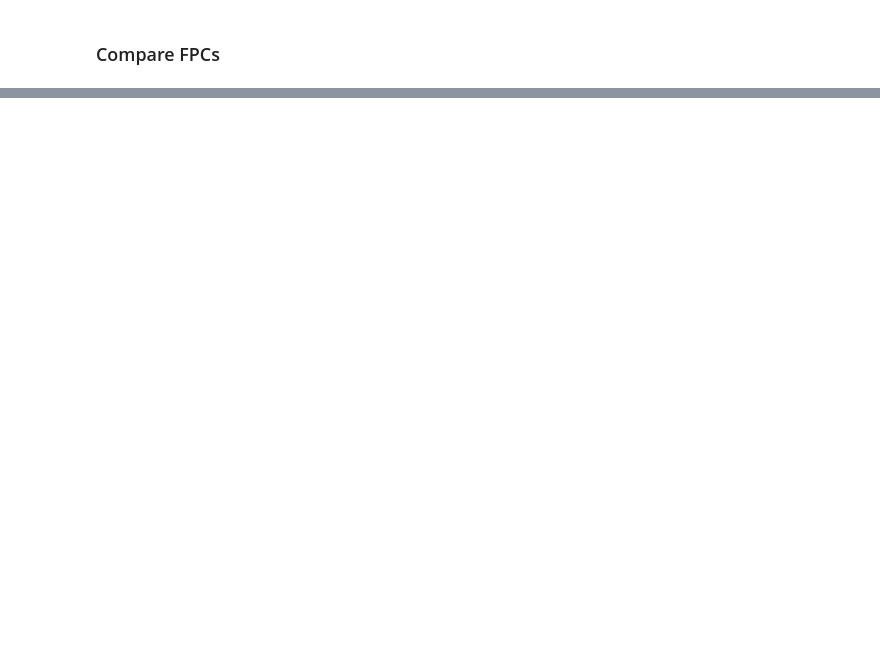
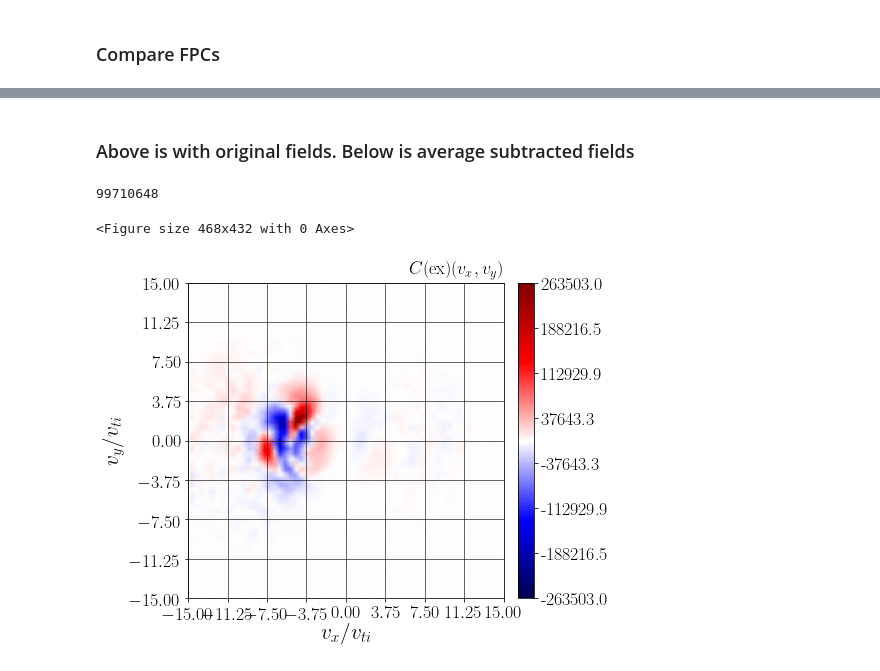
Before and after one commit to collinrbr/FPCAnalysis, a Jupyter notebook: dHybridR.ipynb, the cells around one changed output, grey strips where cells are left out. Cells and saved outputs as stored; diff of their text form; code cells hidden in the pictures; blank space fills up the shorter version.

Commit message:
fixed FPC generation script. Added ability to compute FPCs using delta fields

```diff
--- a/dHybridR.ipynb
+++ b/dHybridR.ipynb
@@ -549,0 +524,31 @@ pltvv.plot_cor_and_dist_supergrid(vx, vy, vz, vmax,
+# %% [markdown]
+### Above is with original fields. Below is average subtracted fields
+# %%
+vx, vy, vz, totalPtcl, totalFieldpts, Hist, CEx = fpc.compute_hist_and_cor(vmax, dv, x1, x2, y1, y2, z1, z2, dparticles, dfieldfluc, vshock, 'ex', 'x')
+vx, vy, vz, totalPtcl, totalFieldpts, Hist, CEy = fpc.compute_hist_and_cor(vmax, dv, x1, x2, y1, y2, z1, z2, dparticles, dfieldfluc, vshock, 'ey', 'y')
+vx, vy, vz, totalPtcl, totalFieldpts, Hist, CEz = fpc.compute_hist_and_cor(vmax, dv, x1, x2, y1, y2, z1, z2, dparticles, dfieldfluc, vshock, 'ez', 'z')
+# %%
+totalPtcl
+# %% [output]
+99710648
+# %%
+#Project onto correct axes
+H_xy = ao.array_3d_to_2d(Hist,'xy')
+H_xz = ao.array_3d_to_2d(Hist,'xz')
+H_yz = ao.array_3d_to_2d(Hist,'yz')
+CEx_xy = ao.array_3d_to_2d(CEx,'xy')
+CEx_xz = ao.array_3d_to_2d(CEx,'xz')
+CEx_yz = ao.array_3d_to_2d(CEx,'yz')
+CEy_xy = ao.array_3d_to_2d(CEy,'xy')
+CEy_xz = ao.array_3d_to_2d(CEy,'xz')
+CEy_yz = ao.array_3d_to_2d(CEy,'yz')
+CEz_xy = ao.array_3d_to_2d(CEz,'xy')
+CEz_xz = ao.array_3d_to_2d(CEz,'xz')
+CEz_yz = ao.array_3d_to_2d(CEz,'yz')
+# %%
+
+vx_xy, vy_xy = ao.mesh_3d_to_2d(vx,vy,vz,'xy')
+pltvv.plot_velsig(vx_xy,vy_xy,vmax,CEx_xy,'ex',flnm = '',ttl='')
+# %% [output]
+<Figure size 468x432 with 0 Axes>
+[figure, added]
```
Also changed, not shown: parts of 22 cells of this notebook, 3 other files.
